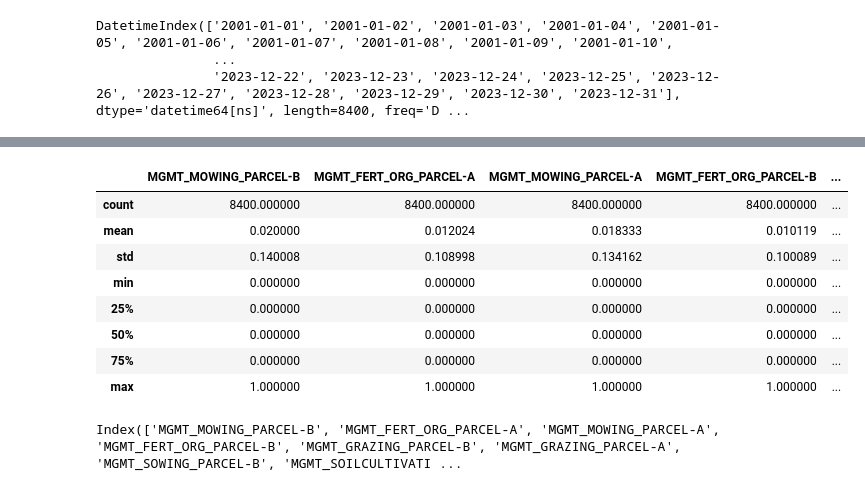
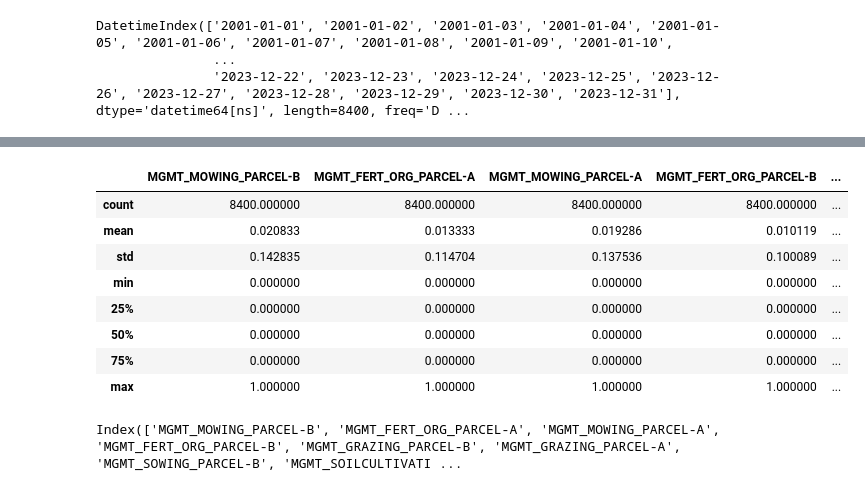
Before and after one commit to holukas/dataset_cha_fp2024_2005-2023, a Jupyter notebook: notebooks/15_MANAGEMENT/16.0_ConvertMgmtToTimeseries.ipynb, the cells around one changed output, grey strips where cells are left out. Saved outputs shown, nothing was run; the diff lists cells and outputs as text; code cells hidden in the pictures.

```diff
--- a/notebooks/15_MANAGEMENT/16.0_ConvertMgmtToTimeseries.ipynb
+++ b/notebooks/15_MANAGEMENT/16.0_ConvertMgmtToTimeseries.ipynb
@@ -77,5 +89,6 @@ mgmt_detailed
 # %% [markdown]
 ## Handle missing management info
 # %%
-# mgmt_detailed['Start'].date() , format="%Y-%m-%d"
-pd.to_datetime(mgmt_detailed['Start']).dt.date.to_list()
+# Some dates have time info, removed in this step, keep only date
+mgmt_detailed['Start'] = pd.to_datetime(mgmt_detailed['Start']).dt.date
+mgmt_detailed['End'] = pd.to_datetime(mgmt_detailed['End']).dt.date
@@ -417,5 +417,5 @@ DatetimeIndex(['2001-01-01', '2001-01-02', '2001-01-03', '2001-01-04', '2001-01-
 # %%
 cols = counts_df['MGMT_PARCEL'].tolist()
-mgmt = pd.DataFrame(index=timestamp_daily, columns=cols)
-mgmt
+mgmt_daily = pd.DataFrame(index=timestamp_daily, columns=cols)
+mgmt_daily.index
 # %% [output]
@@ -439,9 +429,9 @@ for ix, event in mgmt_detailed.iterrows():
     varname = event['MGMT_PARCEL']
     start = event['Start']
     end = event['End']
-    print(varname, start, end)
-    locs = (mgmt.index >= start) & (mgmt.index <= end)
-    mgmt.loc[locs, varname] = 1
+    print(f"from {start} to {end}: {varname}")
+    locs = (mgmt_daily.index.date >= start) & (mgmt_daily.index.date <= end)
+    mgmt_daily.loc[locs, varname] = 1
 
-mgmt = mgmt.fillna(0)
+mgmt_daily = mgmt_daily.fillna(0)
 # %% [output]
@@ -465,10 +457,10 @@ MGMT_FERT_ORG_PARCEL-B 2024-08-27 00:00:00 2024-08-27 00:00:00
 # %%
-mgmt.describe()
+mgmt_daily.describe()
 # %% [output]
 |  | MGMT_MOWING_PARCEL-B | MGMT_FERT_ORG_PARCEL-A | MGMT_MOWING_PARCEL-A | MGMT_FERT_ORG_PARCEL-B | ... |
 | count | 8400.000000 | 8400.000000 | 8400.000000 | 8400.000000 | ... |
-| mean | 0.020000 | 0.012024 | 0.018333 | 0.010119 | ... |
-| std | 0.140008 | 0.108998 | 0.134162 | 0.100089 | ... |
+| mean | 0.020833 | 0.013333 | 0.019286 | 0.010119 | ... |
+| std | 0.142835 | 0.114704 | 0.137536 | 0.100089 | ... |
 | min | 0.000000 | 0.000000 | 0.000000 | 0.000000 | ... |
 | 25% | 0.000000 | 0.000000 | 0.000000 | 0.000000 | ... |
 | 50% | 0.000000 | 0.000000 | 0.000000 | 0.000000 | ... |
```
Also changed, not shown: parts of 66 cells of this notebook, 3 other files.
